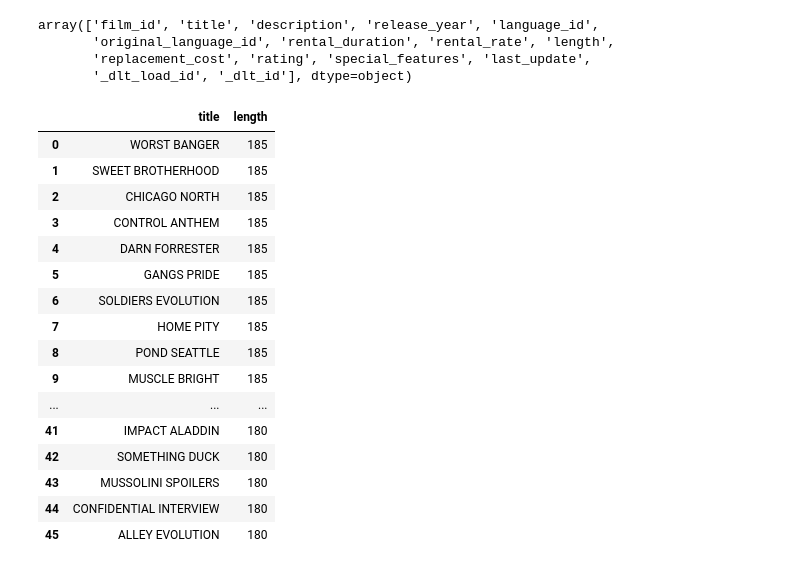
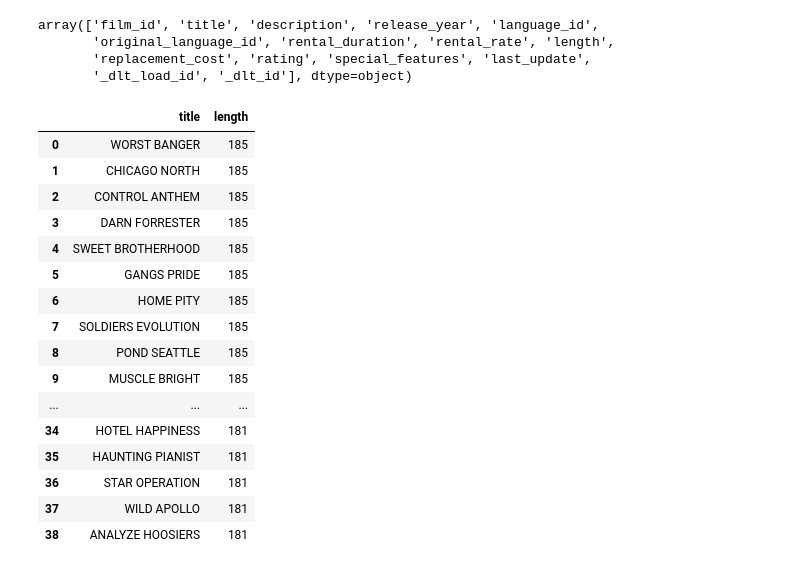
Before and after one commit to giraudcgc-cpu/DE25_sql_lab1_christophe_giraud, a Jupyter notebook: test.ipynb, the cells around one changed output. Drawn from its saved outputs; the diff is of its cells as text; code cells hidden in the pictures.

```diff
--- a/test.ipynb
+++ b/test.ipynb
@@ -37,24 +37,24 @@ array(['film_id', 'title', 'description', 'release_year', 'language_id',
        '_dlt_load_id', '_dlt_id'], dtype=object)
 # %%
 with duckdb.connect("data/sakila.duckdb") as conn:
-    film_length = conn.sql("SELECT title, length FROM staging.film WHERE length >= 180 ORDER BY length DESC;").df()
+    film_length = conn.sql("SELECT title, length FROM staging.film WHERE length > 180 ORDER BY length DESC;").df()
 
 film_length
 # %% [output]
 |  | title | length |
 | 0 | WORST BANGER | 185 |
-| 1 | SWEET BROTHERHOOD | 185 |
-| 2 | CHICAGO NORTH | 185 |
-| 3 | CONTROL ANTHEM | 185 |
-| 4 | DARN FORRESTER | 185 |
+| 1 | CHICAGO NORTH | 185 |
+| 2 | CONTROL ANTHEM | 185 |
+| 3 | DARN FORRESTER | 185 |
+| 4 | SWEET BROTHERHOOD | 185 |
 | 5 | GANGS PRIDE | 185 |
-| 6 | SOLDIERS EVOLUTION | 185 |
-| 7 | HOME PITY | 185 |
+| 6 | HOME PITY | 185 |
+| 7 | SOLDIERS EVOLUTION | 185 |
 | 8 | POND SEATTLE | 185 |
 | 9 | MUSCLE BRIGHT | 185 |
 | ... | ... | ... |
-| 41 | IMPACT ALADDIN | 180 |
-| 42 | SOMETHING DUCK | 180 |
-| 43 | MUSSOLINI SPOILERS | 180 |
-| 44 | CONFIDENTIAL INTERVIEW | 180 |
-| 45 | ALLEY EVOLUTION | 180 |
+| 34 | HOTEL HAPPINESS | 181 |
+| 35 | HAUNTING PIANIST | 181 |
+| 36 | STAR OPERATION | 181 |
+| 37 | WILD APOLLO | 181 |
+| 38 | ANALYZE HOOSIERS | 181 |
```
Also changed, not shown: parts of 20 cells of this notebook.
